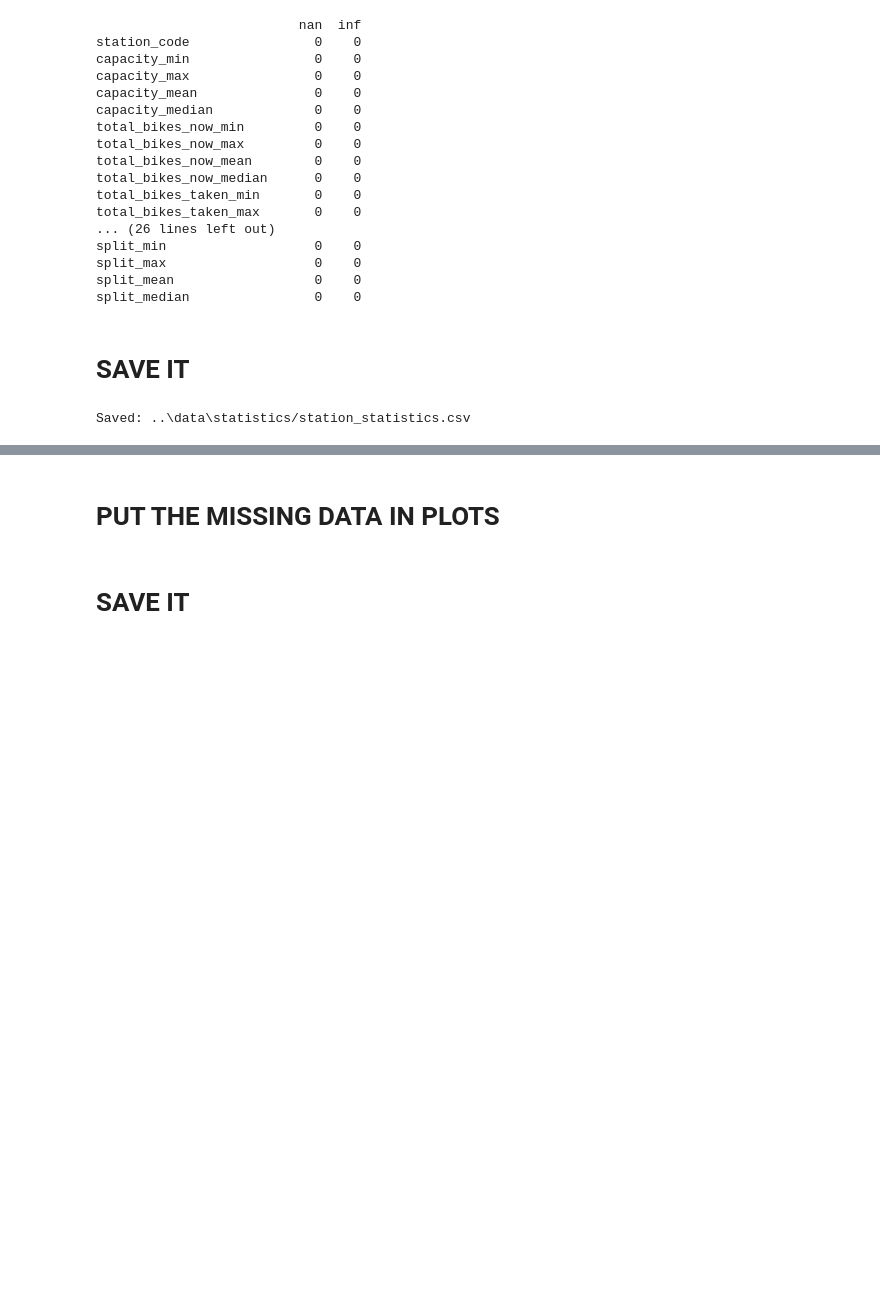
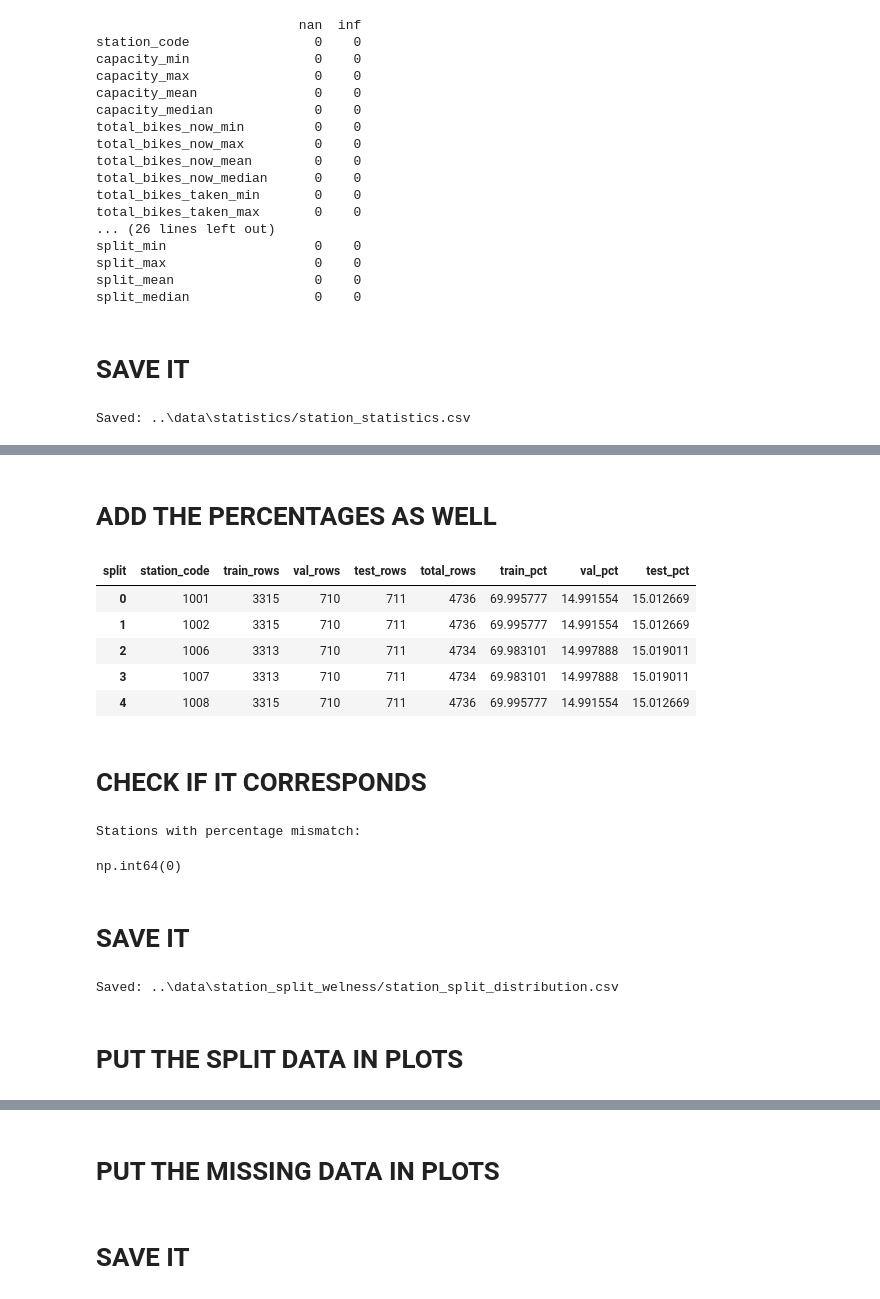
Before and after one commit to EmirhanFaruk/Projet-DALAS, a Jupyter notebook: visualise_data/visualise_data.ipynb, the cells around one changed output, grey strips where cells are left out. Saved outputs shown, nothing was run; the diff lists cells and outputs as text; code cells hidden in the pictures; blank space fills up the shorter version.

Commit message:
checkpoint before lstm

```diff
--- a/visualise_data/visualise_data.ipynb
+++ b/visualise_data/visualise_data.ipynb
@@ -321,0 +327,15 @@ Saved: ..\data\statistics/station_statistics.csv
+# %%
+# Count rows per station per split
+split_counts = (
+    df.groupby(["station_code", "split"])
+      .size()
+      .unstack(fill_value=0)
+      .rename(columns={
+          0: "train_rows",
+          1: "val_rows",
+          2: "test_rows"
+      })
+      .reset_index()
+)
+
+display(split_counts.head())
@@ -321,0 +349,58 @@ Saved: ..\data\statistics/station_statistics.csv
+# %% [markdown]
+# ADD THE PERCENTAGES AS WELL
+# %%
+# Total rows per station
+split_counts["total_rows"] = (
+    split_counts["train_rows"]
+    + split_counts["val_rows"]
+    + split_counts["test_rows"]
+)
+
+# Percentages
+split_counts["train_pct"] = split_counts["train_rows"] / split_counts["total_rows"] * 100
+split_counts["val_pct"]   = split_counts["val_rows"]   / split_counts["total_rows"] * 100
+split_counts["test_pct"]  = split_counts["test_rows"]  / split_counts["total_rows"] * 100
+
+display(split_counts.head())
+# %% [output]
+| split | station_code | train_rows | val_rows | test_rows | total_rows | train_pct | val_pct | test_pct |
+| 0 | 1001 | 3315 | 710 | 711 | 4736 | 69.995777 | 14.991554 | 15.012669 |
+| 1 | 1002 | 3315 | 710 | 711 | 4736 | 69.995777 | 14.991554 | 15.012669 |
+| 2 | 1006 | 3313 | 710 | 711 | 4734 | 69.983101 | 14.997888 | 15.019011 |
+| 3 | 1007 | 3313 | 710 | 711 | 4734 | 69.983101 | 14.997888 | 15.019011 |
+| 4 | 1008 | 3315 | 710 | 711 | 4736 | 69.995777 | 14.991554 | 15.012669 |
+# %% [markdown]
+# CHECK IF IT CORRESPONDS
+# %%
+# Reference percentages
+ref = split_counts.loc[0, ["train_pct", "val_pct", "test_pct"]]
+
+# Absolute percentage difference
+split_counts["train_pct_diff"] = split_counts["train_pct"] - ref["train_pct"]
+split_counts["val_pct_diff"]   = split_counts["val_pct"]   - ref["val_pct"]
+split_counts["test_pct_diff"]  = split_counts["test_pct"]  - ref["test_pct"]
+
+# Are they effectively identical? (tolerance = 0.1%)
+tol = 0.1
+split_counts["same_pct_as_ref"] = (
+    split_counts["train_pct_diff"].abs() < tol
+) & (
+    split_counts["val_pct_diff"].abs() < tol
+) & (
+    split_counts["test_pct_diff"].abs() < tol
+)
+
+print(f"Stations with percentage mismatch: ")
+display((split_counts["same_pct_as_ref"] == False).sum())
+# %% [output]
+Stations with percentage mismatch:
+np.int64(0)
+# %% [markdown]
+# SAVE IT
+# %%
+split_counts.to_csv(f"{STATION_SPLIT_WELNESS_FOLDER}/station_split_distribution.csv", index=False)
+print(f"Saved: {STATION_SPLIT_WELNESS_FOLDER}/station_split_distribution.csv")
+# %% [output]
+Saved: ..\data\station_split_welness/station_split_distribution.csv
+# %% [markdown]
+# PUT THE SPLIT DATA IN PLOTS
```
Also changed, not shown: parts of 9 cells of this notebook, 3 other files.
